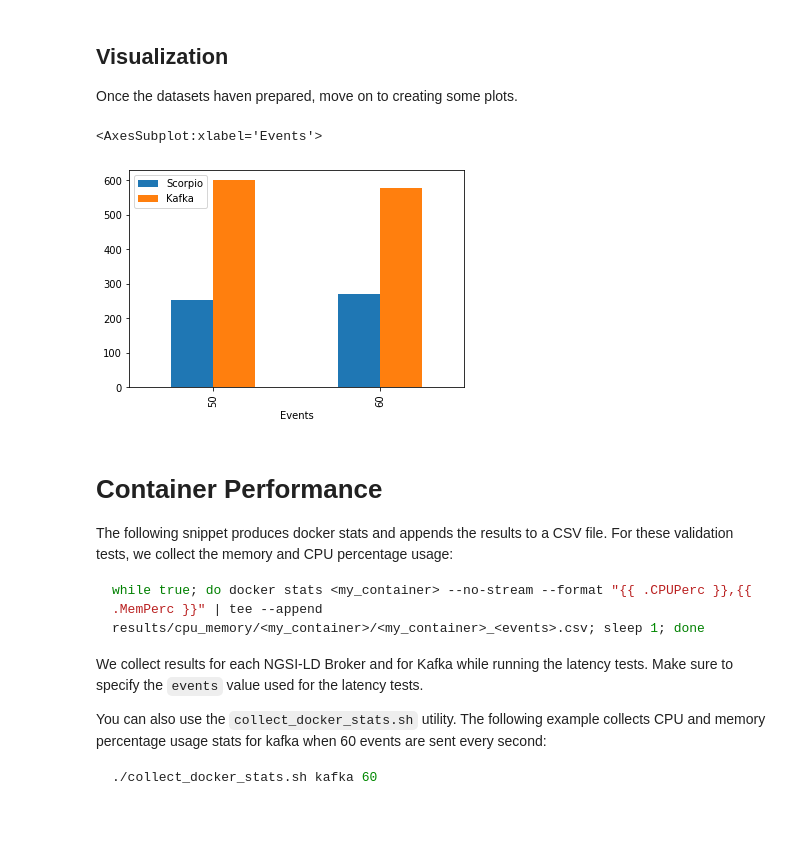
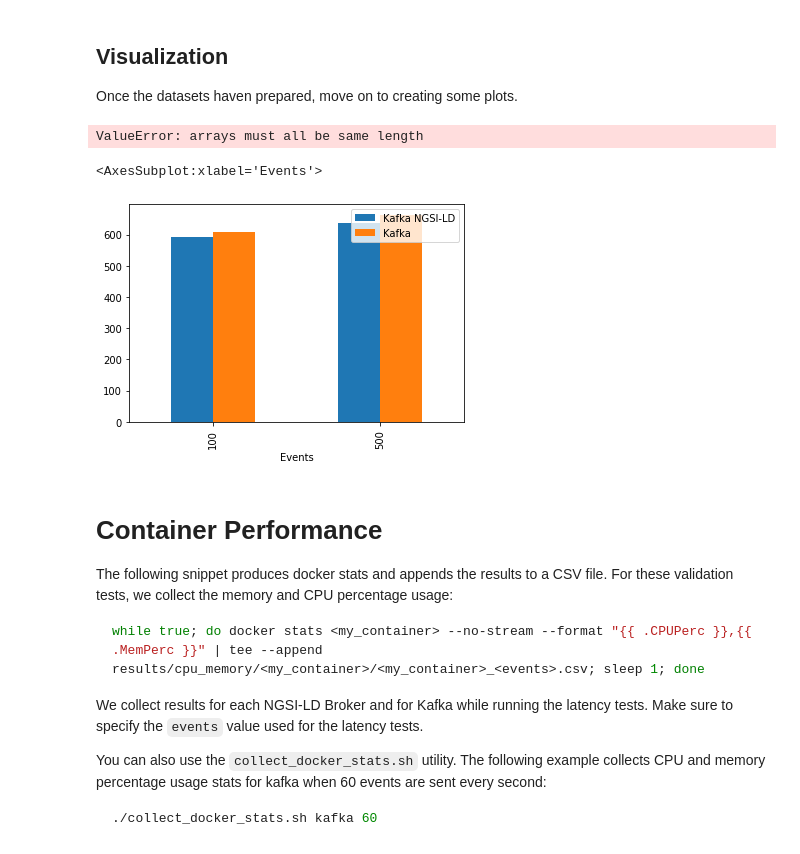
Before and after one commit to giros-dit/cim-prometheus-pipelines, a Jupyter notebook: Experiments.ipynb, the cells around one changed output. Saved outputs shown, nothing was run; the diff lists cells and outputs as text; code cells hidden in the pictures; blank space fills up the shorter version.

```diff
--- a/Experiments.ipynb
+++ b/Experiments.ipynb
@@ -17,3 +15,3 @@ pd.set_option('display.float_format', lambda x: '%.3f' % x)
 Set list with number events per second configured for each experiment.
 # %%
-events = [50,60]
+events = [100,500,1000]
@@ -73,8 +75,35 @@ latency = pd.DataFrame({"Events": events,"Scorpio": scorpio_means,
                         "Kafka": kafka_means })
 latency.plot.bar(x="Events")
 # %% [output]
-<AxesSubplot:xlabel='Events'>
+ValueError: arrays must all be same length
-[figure, removed]
+# %%
+import glob
+
+kafka_ngsi = []
+for event in events:
+    path = r'./results/latency/kafka/ngsi-ld/%s' % event # use your path
+    all_files = glob.glob(path + "/*")
+
+    li = []
+
+    for filename in all_files:
+        df = pd.read_csv(filename, index_col=None, header=0)
+        li.append(df)
+
+    kafka_ngsi.append(pd.concat(li, axis=0, ignore_index=True))
+
+# Estimate the delta between the collection and notification timestamps
+kafka_ngsi_means = []
+for table in kafka_ngsi:
+    table["deltaTimestamp"] = table["notificationTimestamp"] - table["collectionTimestamp"]
+    kafka_ngsi_means.append(table["deltaTimestamp"].mean())
+# %%
+latency = pd.DataFrame({"Events": events,"Kafka NGSI-LD": kafka_ngsi_means,
+                        "Kafka": kafka_means })
+latency.plot.bar(x="Events")
+# %% [output]
+<AxesSubplot:xlabel='Events'>
+[figure, added]
 # %% [markdown]
 # Container Performance
 
```
Also changed, not shown: parts of 3 cells of this notebook, 1 other file.
